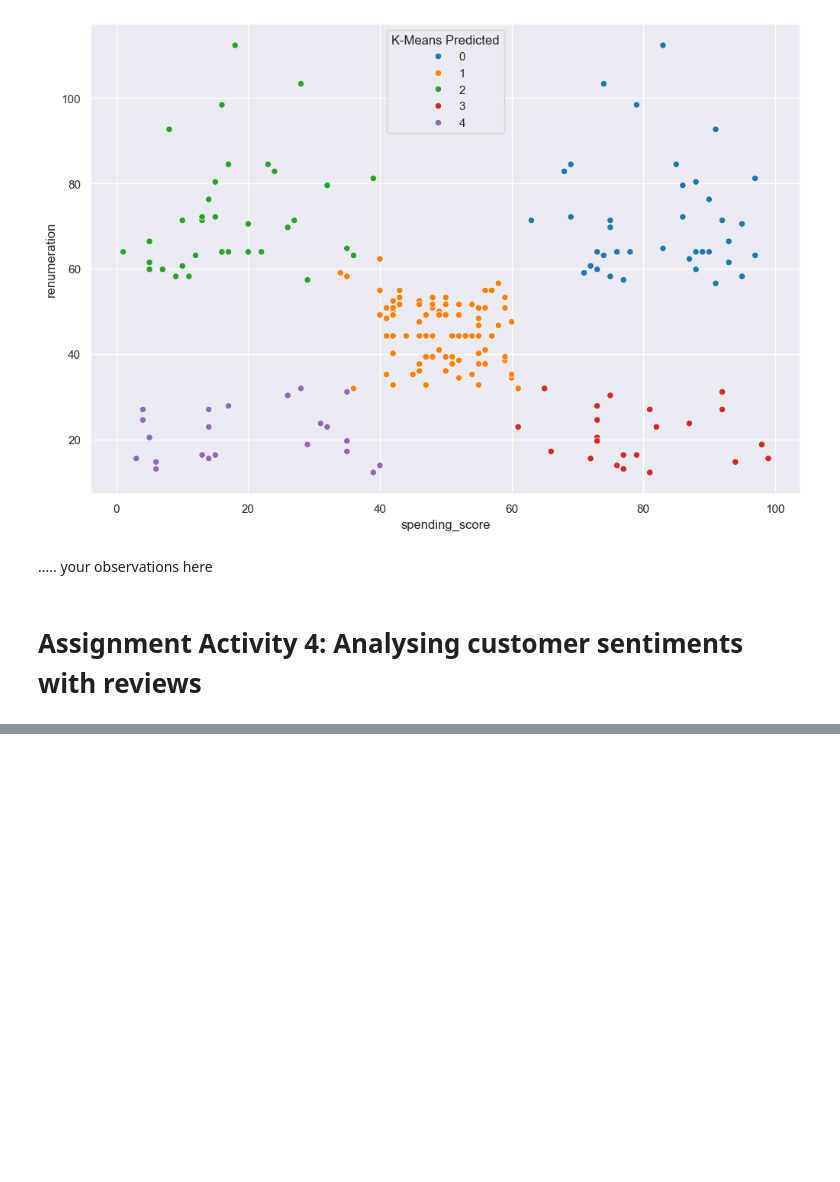
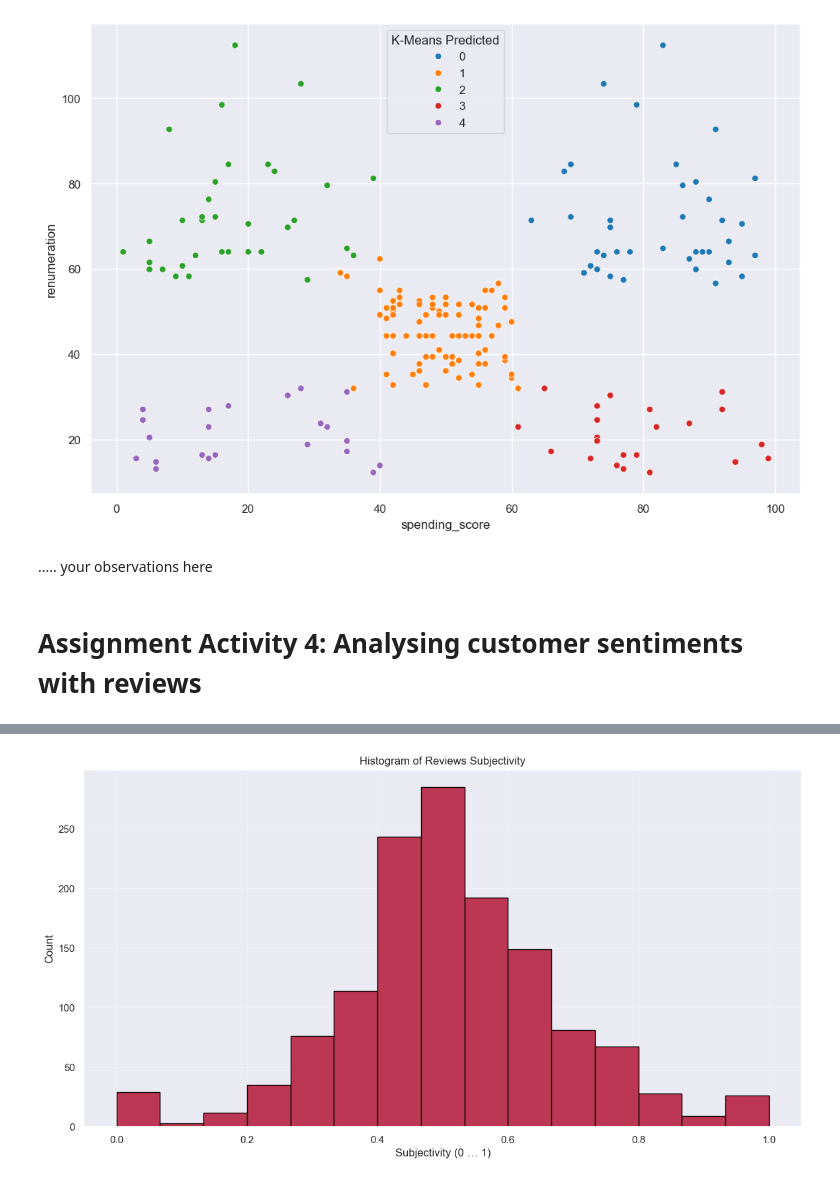
Before and after one commit to DimaBrikach/AdvancedAnalytics_Assignment, a Jupyter notebook: Dzmitry_Brykach_DA301_Assignment.ipynb, the cells around one changed output, grey strips where cells are left out. Drawn from its saved outputs; the diff is of its cells as text; code cells hidden in the pictures; blank space fills up the shorter version.

```diff
--- a/Dzmitry_Brykach_DA301_Assignment.ipynb
+++ b/Dzmitry_Brykach_DA301_Assignment.ipynb
@@ -842,0 +994,7 @@ sns.scatterplot(x='spending_score' , y='renumeration', data=clusters5,
+# %%
+# drop duplicates in both columns
+text_frame.drop_duplicates(subset=['review'], inplace=True)
+text_frame.drop_duplicates(subset=['summary'], inplace=True)
+
+# Preview data
+text_frame.head()
@@ -842,0 +1311,14 @@ sns.scatterplot(x='spending_score' , y='renumeration', data=clusters5,
+# %%
+
+text_frame['review_subjectivity'] = text_frame['review_text'].apply(lambda s: TextBlob(s).sentiment[1])
+# Histogram of Review sentiment score
+
+plt.figure(figsize=(14,7))
+plt.hist(text_frame['review_subjectivity'].dropna(), bins=15, edgecolor='black', color=plt.cm.inferno(0.5))
+plt.title('Histogram of Reviews Subjectivity')
+plt.xlabel('Subjectivity (0 … 1)')
+plt.ylabel('Count')
+plt.grid(True, alpha=0.3)
+plt.show()
+# %% [output]
+[figure, added]
```
Also changed, not shown: parts of 52 cells of this notebook.
